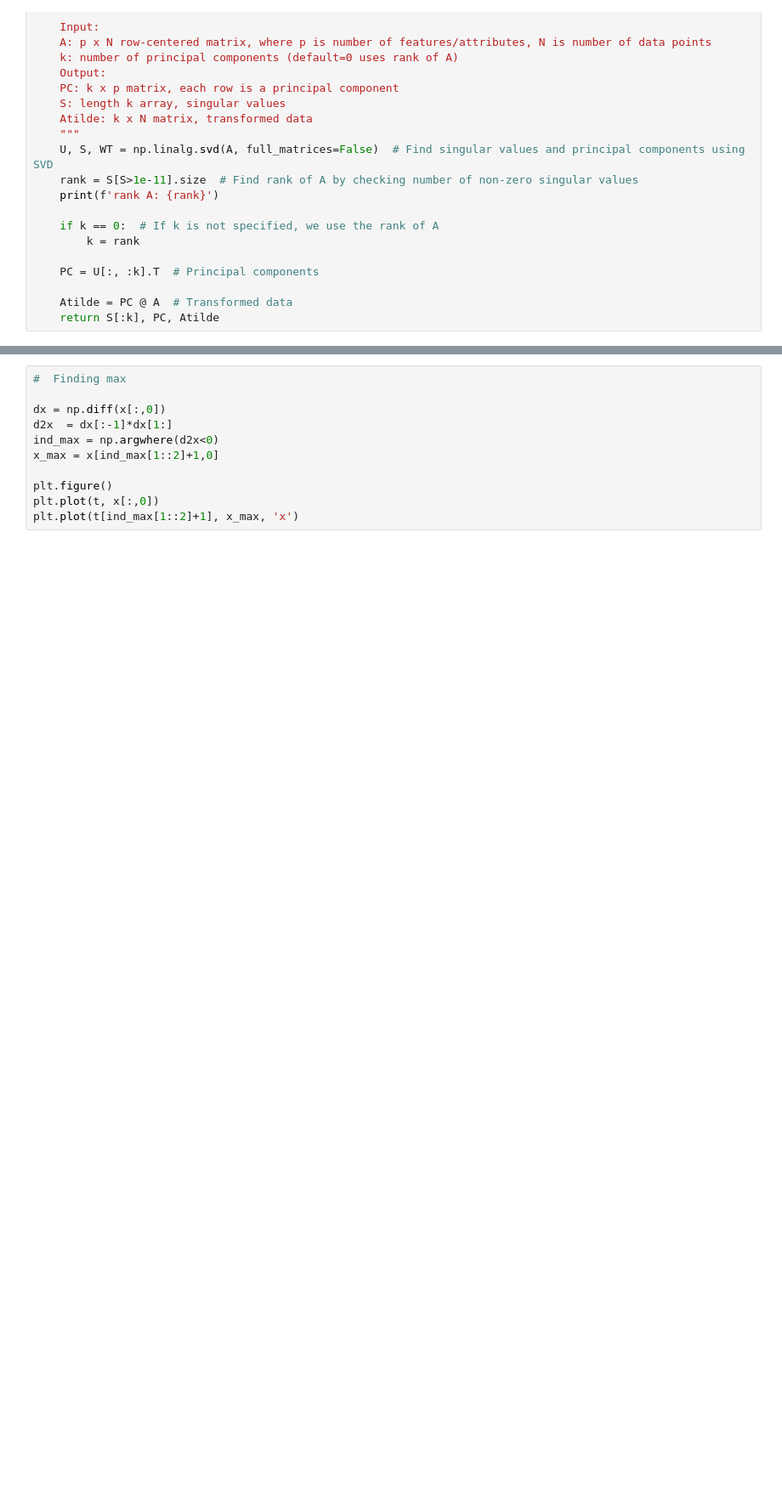
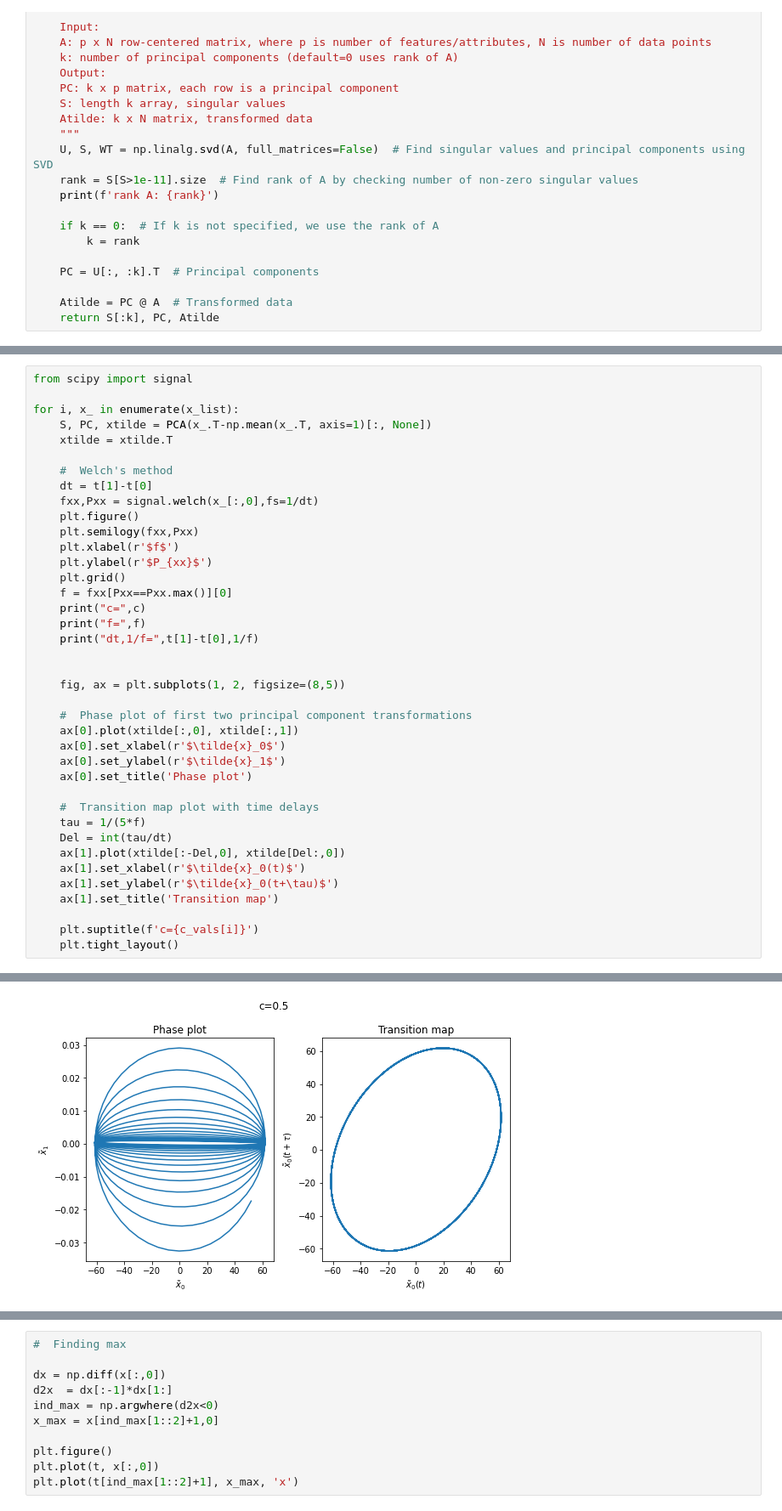
Before and after one commit to Philament1/SciComp-Coursework, a Jupyter notebook: Project 3/q3.ipynb, the cells around one changed output, grey strips where cells are left out. Shown at 85% size. Drawn from its saved outputs; the diff is of its cells as text; blank space fills up the shorter version.

```diff
--- a/Project 3/q3.ipynb
+++ b/Project 3/q3.ipynb
@@ -312,0 +242,40 @@ dt,1/f= 0.25 5.333333333333333
+# %%
+from scipy import signal
+
+for i, x_ in enumerate(x_list):
+    S, PC, xtilde = PCA(x_.T-np.mean(x_.T, axis=1)[:, None])
+    xtilde = xtilde.T
+
+    #  Welch's method
+    dt = t[1]-t[0]
+    fxx,Pxx = signal.welch(x_[:,0],fs=1/dt)
+    plt.figure()
+    plt.semilogy(fxx,Pxx)
+    plt.xlabel(r'$f$')
+    plt.ylabel(r'$P_{xx}$')
+    plt.grid()
+    f = fxx[Pxx==Pxx.max()][0]
+    print("c=",c)
+    print("f=",f)
+    print("dt,1/f=",t[1]-t[0],1/f)
+
+
+    fig, ax = plt.subplots(1, 2, figsize=(8,5))
+
+    #  Phase plot of first two principal component transformations
+    ax[0].plot(xtilde[:,0], xtilde[:,1])
+    ax[0].set_xlabel(r'$\tilde{x}_0$')
+    ax[0].set_ylabel(r'$\tilde{x}_1$')
+    ax[0].set_title('Phase plot')
+
+    #  Transition map plot with time delays
+    tau = 1/(5*f)
+    Del = int(tau/dt)
+    ax[1].plot(xtilde[:-Del,0], xtilde[Del:,0])
+    ax[1].set_xlabel(r'$\tilde{x}_0(t)$')
+    ax[1].set_ylabel(r'$\tilde{x}_0(t+\tau)$')
+    ax[1].set_title('Transition map')
+
+    plt.suptitle(f'c={c_vals[i]}')
+    plt.tight_layout()
+# %% [output]
@@ -312,0 +295 @@ dt,1/f= 0.25 5.333333333333333
+[figure, added]
```
Also changed, not shown: parts of 11 cells of this notebook, 9 other files.
